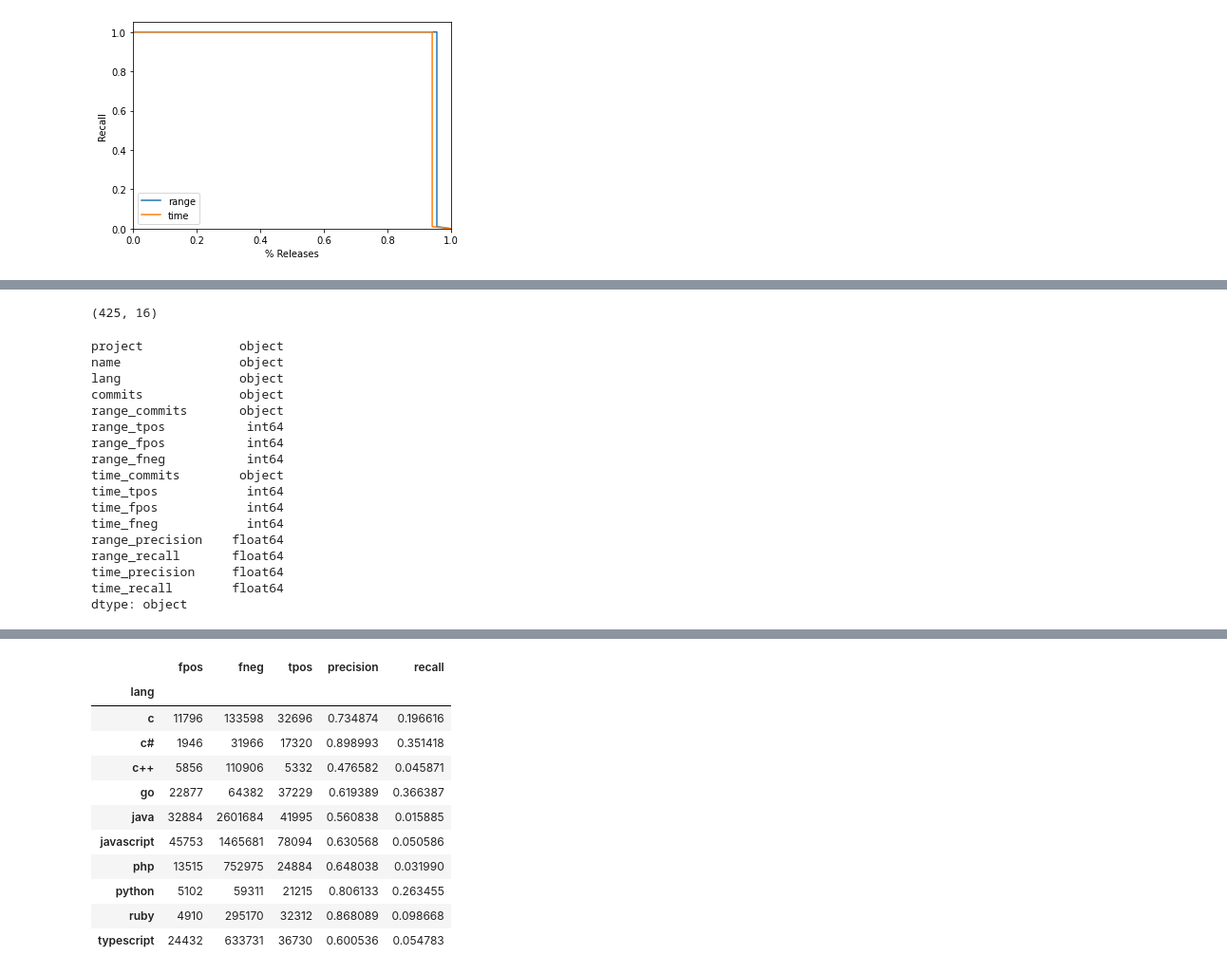
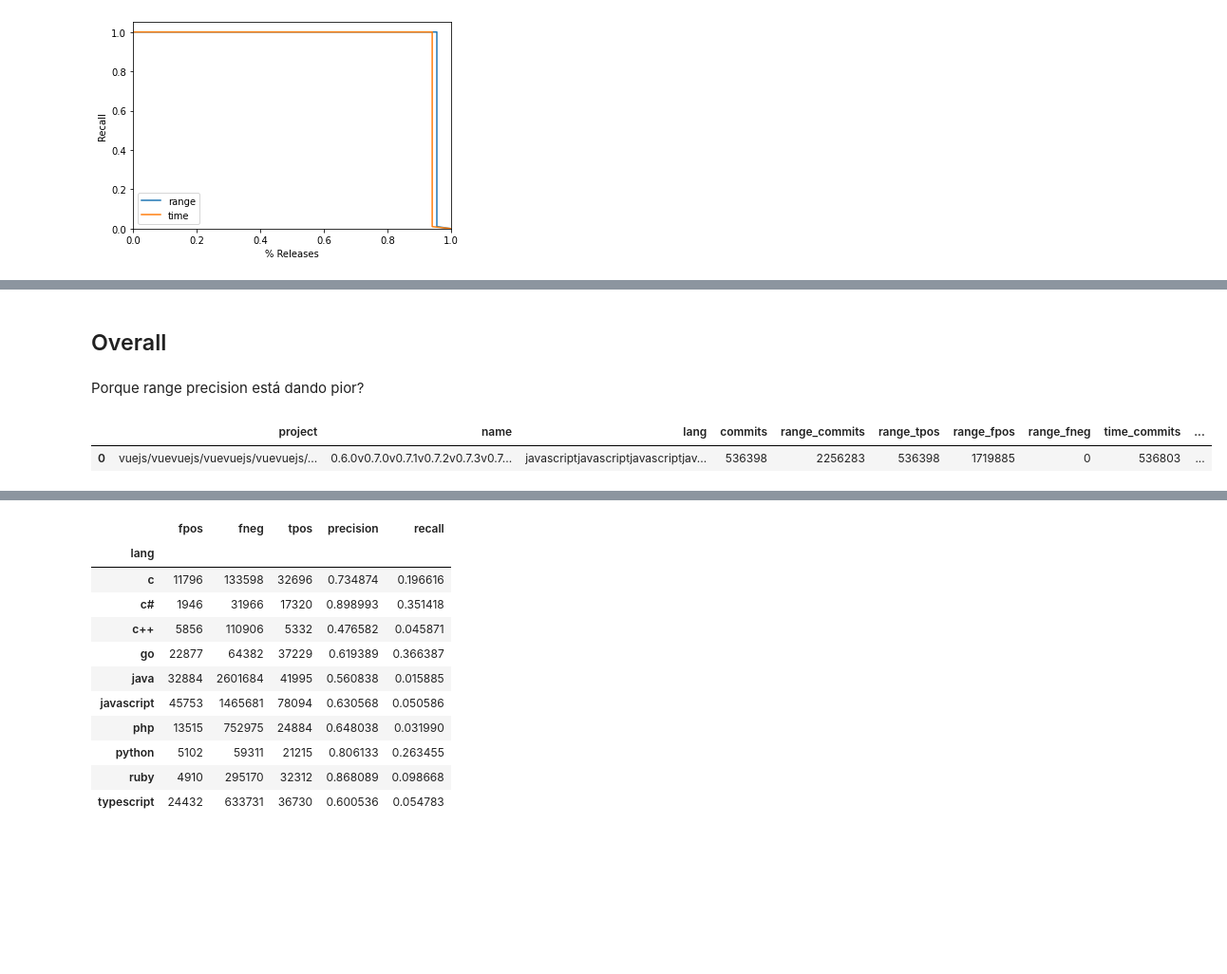
Before and after one commit to gems-uff/release-mining, a Jupyter notebook: 01-rq3_mining.ipynb, the cells around one changed output, grey strips where cells are left out. Shown at 95% size. Drawn from its saved outputs; the diff is of its cells as text; code cells hidden in the pictures; blank space fills up the shorter version.

```diff
--- a/01-rq3_mining.ipynb
+++ b/01-rq3_mining.ipynb
@@ -302,24 +272,0 @@ releases[releases.time_precision < 1].shape
-# %%
-releases[releases.time_recall < 1].shape
-# %% [output]
-(425, 16)
-# %%
-releases.dtypes
-# %% [output]
-project             object
-name                object
-lang                object
-commits             object
-range_commits       object
-range_tpos           int64
-range_fpos           int64
-range_fneg           int64
-time_commits        object
-time_tpos            int64
-time_fpos            int64
-time_fneg            int64
-range_precision    float64
-range_recall       float64
-time_precision     float64
-time_recall        float64
-dtype: object
@@ -329,0 +273,14 @@ rlang_df['recall'] = rlang_df.apply(recall, axis=1)
+# %% [markdown]
+## Overall
+# %% [markdown]
+Porque range precision está dando pior?
+# %%
+overall = pd.DataFrame(releases.sum()).transpose()
+overall['range_precision'] = overall.apply(precision, args=('range',), axis=1)
+overall['range_recall'] = overall.apply(recall, args=('range',), axis=1)
+overall['time_precision'] = overall.apply(precision, args=('time',), axis=1)
+overall['time_recall'] = overall.apply(recall, args=('time',), axis=1)
+overall
+# %% [output]
+|  | project | name | lang | commits | range_commits | range_tpos | range_fpos | range_fneg | time_commits | ... |
+| 0 | vuejs/vuevuejs/vuevuejs/vuevuejs/... | 0.6.0v0.7.0v0.7.1v0.7.2v0.7.3v0.7... | javascriptjavascriptjavascriptjav... | 536398 | 2256283 | 536398 | 1719885 | 0 | 536803 | ... |
```
Also changed, not shown: parts of 14 cells of this notebook.
